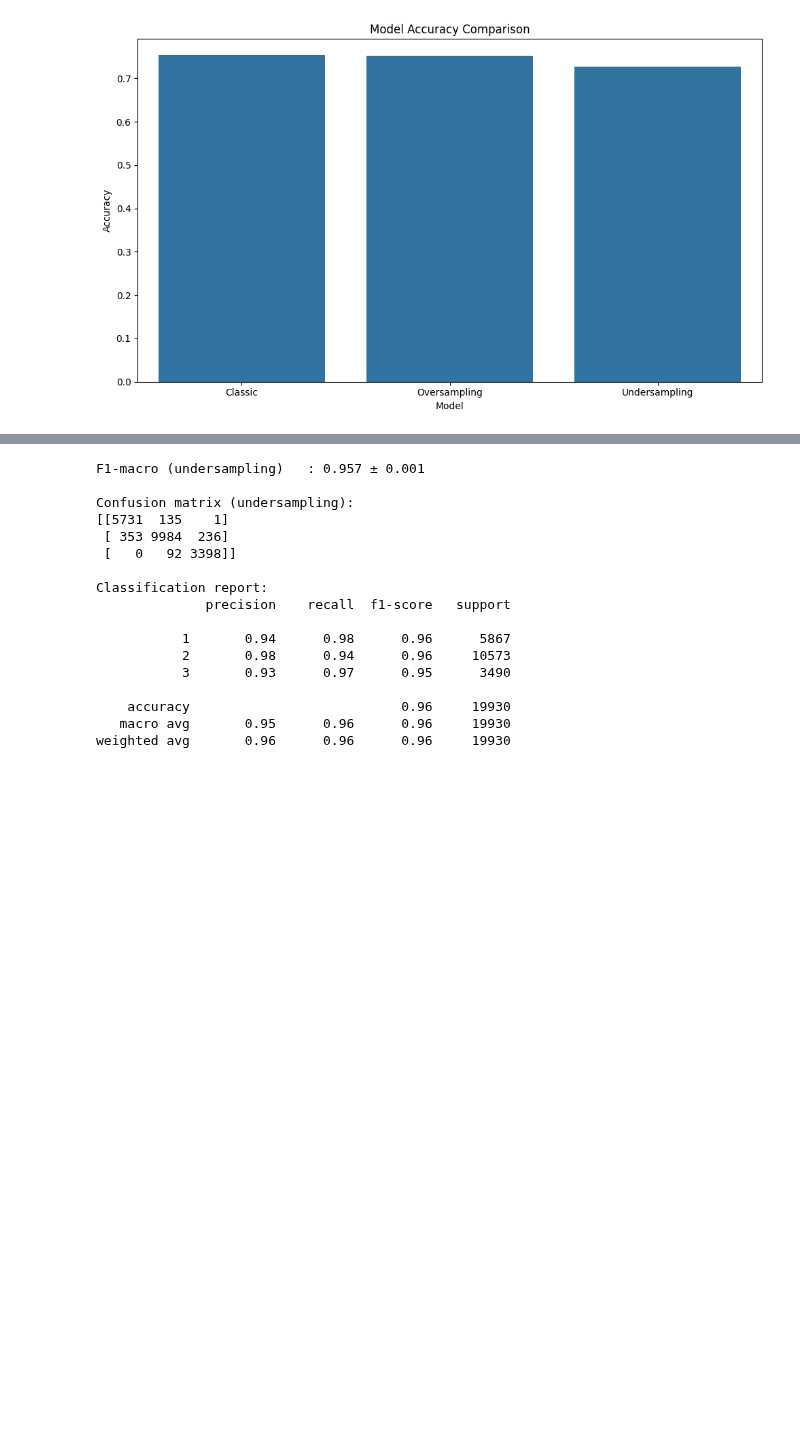
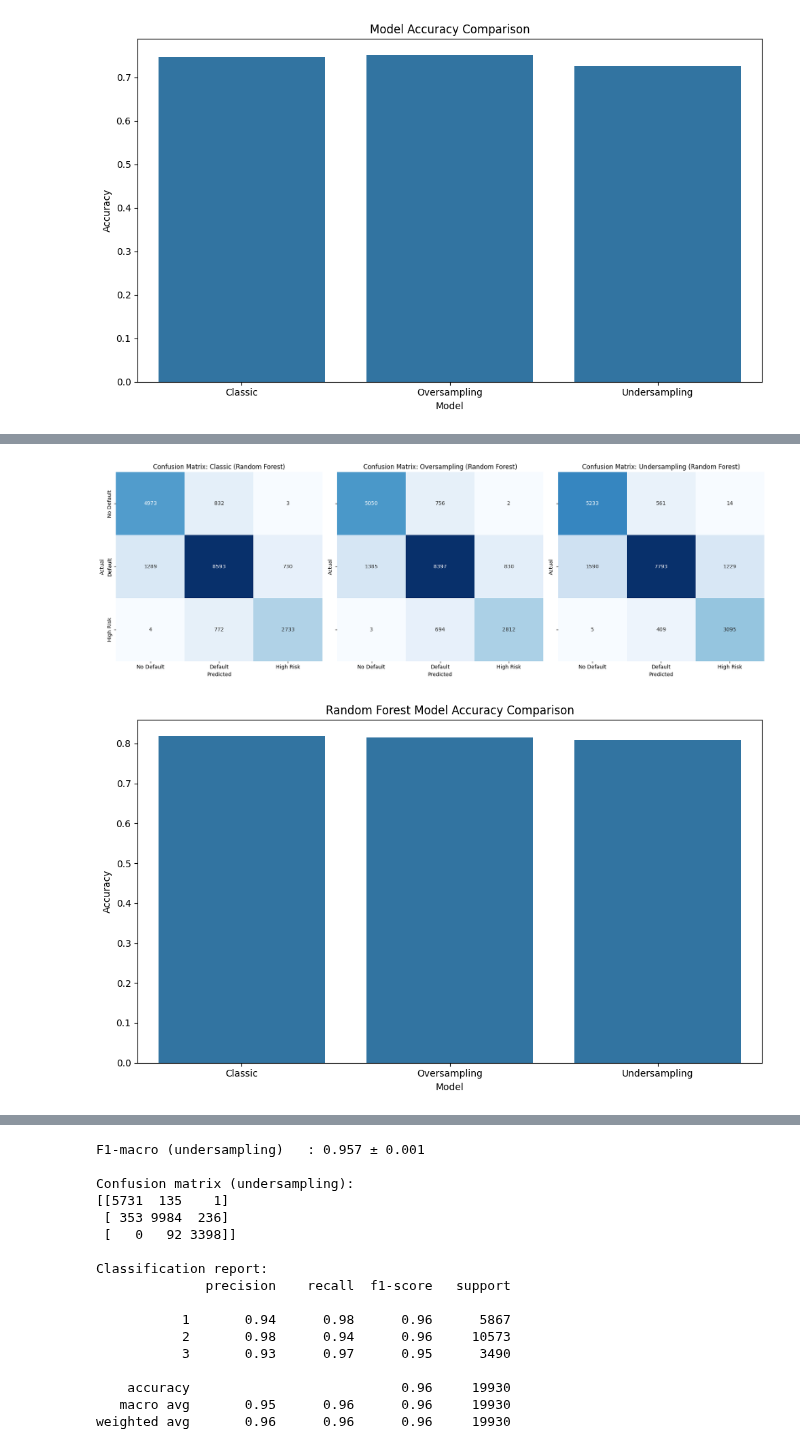
Before and after one commit to lelloxx/Advanced_Coding_Project_LUISS_2024-25, a Jupyter notebook: 3_MODEL.ipynb, the cells around one changed output, grey strips where cells are left out. Saved outputs shown, nothing was run; the diff lists cells and outputs as text; code cells hidden in the pictures; blank space fills up the shorter version.

```diff
--- a/3_MODEL.ipynb
+++ b/3_MODEL.ipynb
@@ -143,8 +147,8 @@ Classification Report without oversampling or undersampling:
    macro avg       0.74      0.74      0.74     19929
 weighted avg       0.75      0.75      0.75     19929
 # %%
-# Define the Decision Tree model with a maximum of 10 features
-decision_tree_model_over = DecisionTreeClassifier(random_state=42, max_features=10)
+# Define the Decision Tree model
+decision_tree_model_over = DecisionTreeClassifier(random_state=42)
 
 # Fit the model to the training data with oversampling
 decision_tree_model_over.fit(X_train_over, y_train_over)
@@ -266,0 +323,13 @@ plt.show()
+# %%
+# Define the Random Forest model
+random_forest_model_under = RandomForestClassifier(random_state=42, max_features=10)
+
+# Fit the model to the training data with undersampling
+random_forest_model_under.fit(X_train_under, y_train_under)
+
+# Make predictions on the test set
+y_pred_rf_under = random_forest_model_under.predict(X_test)
+
+# Evaluate the model's performance
+print("Classification Report (Random Forest) with undersampling:")
+print(classification_report(y_test, y_pred_rf_under))
@@ -266,0 +347,47 @@ plt.show()
+# %%
+# Compute and display the confusion matrix for the Random Forest models
+confusion_matrix_rf_result = confusion_matrix(y_test, y_pred_rf)
+confusion_matrix_rf_result_over = confusion_matrix(y_test, y_pred_rf_over)
+confusion_matrix_rf_result_under = confusion_matrix(y_test, y_pred_rf_under)
+
+# Storing the confusion matrices in a dictionary for easy access
+confusion_matrices_rf = {
+    'Classic': confusion_matrix_rf_result,
+    'Oversampling': confusion_matrix_rf_result_over,
+    'Undersampling': confusion_matrix_rf_result_under
+}
+
+# Plotting the confusion matrices side by side for Random Forest models
+fig, axes = plt.subplots(1, 3, figsize=(18, 6), sharey=True)
+
+for ax, (model_name, cm) in zip(axes, confusion_matrices_rf.items()):
+    sns.heatmap(cm, annot=True, fmt='d', cmap='Blues', cbar=False,
+                xticklabels=['No Default', 'Default', 'High Risk'],
+                yticklabels=['No Default', 'Default', 'High Risk'],
+                ax=ax)
+    ax.set_title(f'Confusion Matrix: {model_name} (Random Forest)')
+    ax.set_xlabel('Predicted')
+    ax.set_ylabel('Actual')
+
+plt.tight_layout()
+plt.show()
+
+# Represent the results in a DataFrame for Random Forest models
+results_rf = pd.DataFrame({
+    'Model': ['Classic', 'Oversampling', 'Undersampling'],
+    'Accuracy': [
+        random_forest_model.score(X_test, y_test),
+        random_forest_model_over.score(X_test, y_test),
+        random_forest_model_under.score(X_test, y_test)
+    ]
+})
+# Display the results in a table for Random Forest models
+plt.figure(figsize=(10, 6))
+sns.barplot(x='Model', y='Accuracy', data=results_rf)
+plt.title('Random Forest Model Accuracy Comparison')
+plt.ylabel('Accuracy')
+plt.tight_layout()
+plt.show()
+# %% [output]
+[figure, added]
+[figure, added]
```
Also changed, not shown: parts of 18 cells of this notebook.
